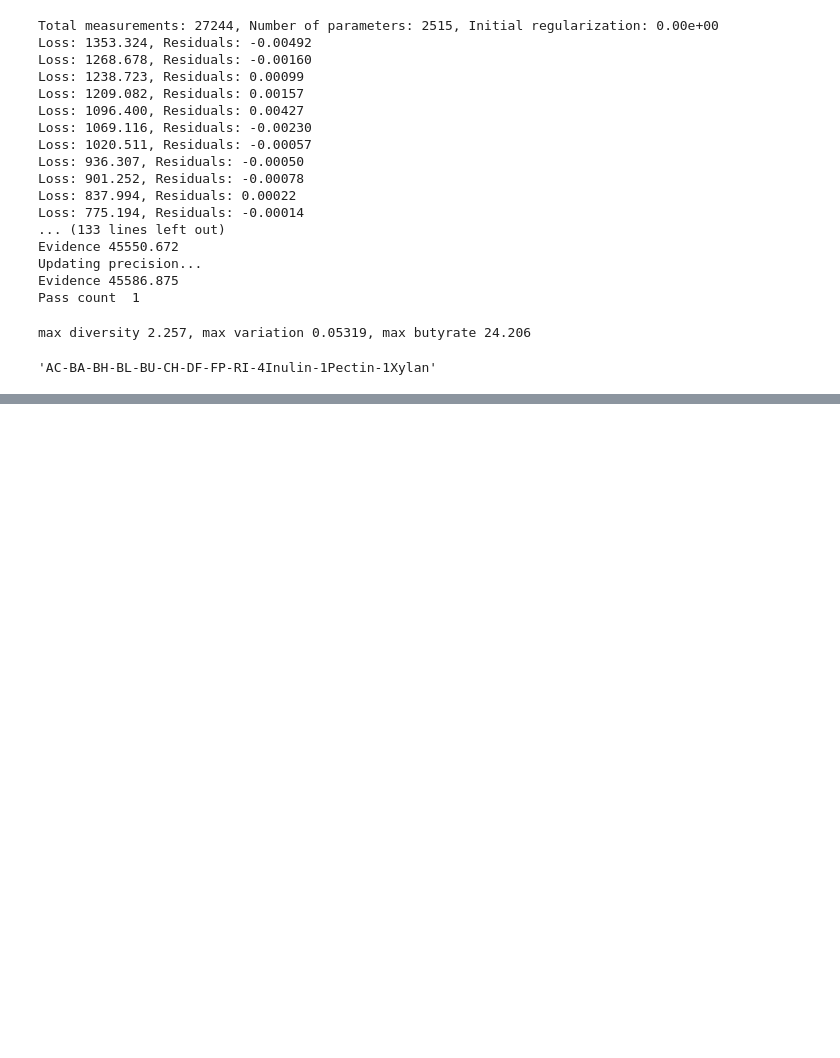
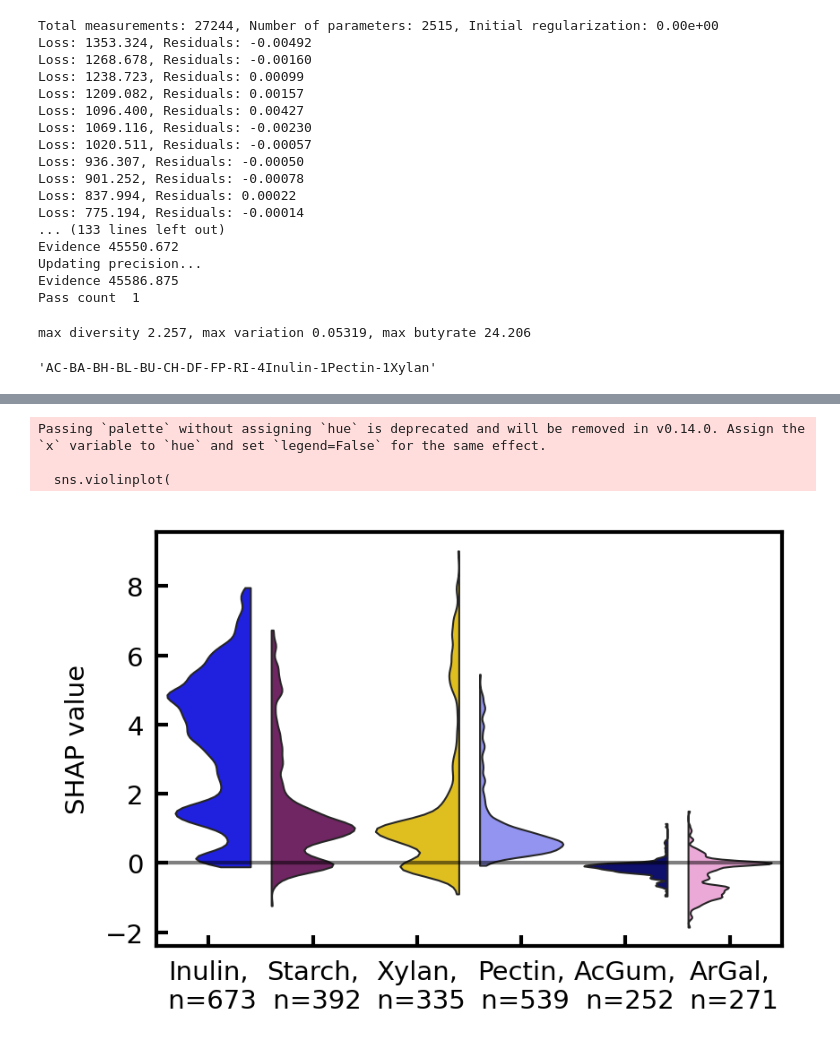
Before and after one commit to VenturelliLab/Connors-Thompson_et_al_2026, a Jupyter notebook: MiRNN Sensitivity (Butyrate SHAP).ipynb, the cells around one changed output, grey strips where cells are left out. Saved outputs shown, nothing was run; the diff lists cells and outputs as text; code cells hidden in the pictures; blank space fills up the shorter version.

```diff
--- a/MiRNN Sensitivity (Butyrate SHAP).ipynb
+++ b/MiRNN Sensitivity (Butyrate SHAP).ipynb
@@ -300,0 +462,32 @@ plt.show()
+# %%
+import pandas as pd
+import numpy as np
+import seaborn as sns
+import matplotlib.pyplot as plt
+
+# Create the full violin plot, but we’ll mask the left half
+plt.figure(figsize=(3., 2))
+sns.violinplot(
+    data=df_melted, x='Group', y='Values',
+    bw_method=0.1,  # Minimal KDE smoothing to resemble a histogram
+    density_norm='count',  # Width based on counts (histogram style)
+    cut=0,  # Prevent extending past the data range
+    inner=None,  # No inner KDE or boxplot lines
+    linewidth=.5,
+    palette=colors[:len(controls)],
+    split='True'
+)
+
+# Adjust layout and show the plot
+# plt.tight_layout()
+# plt.grid(alpha=.2)
+plt.axhline(y=0, c='k', alpha=.5, linewidth=1)
+plt.ylabel('SHAP value')
+plt.xlabel(None)
+plt.savefig('figures/motifs/fiber_shap.svg', dpi=300)
+plt.show()
+# %% [output]
+Passing `palette` without assigning `hue` is deprecated and will be removed in v0.14.0. Assign the `x` variable to `hue` and set `legend=False` for the same effect.
+
+  sns.violinplot(
+[figure, added]
```
Also changed, not shown: parts of 7 cells of this notebook, 6 other files.
